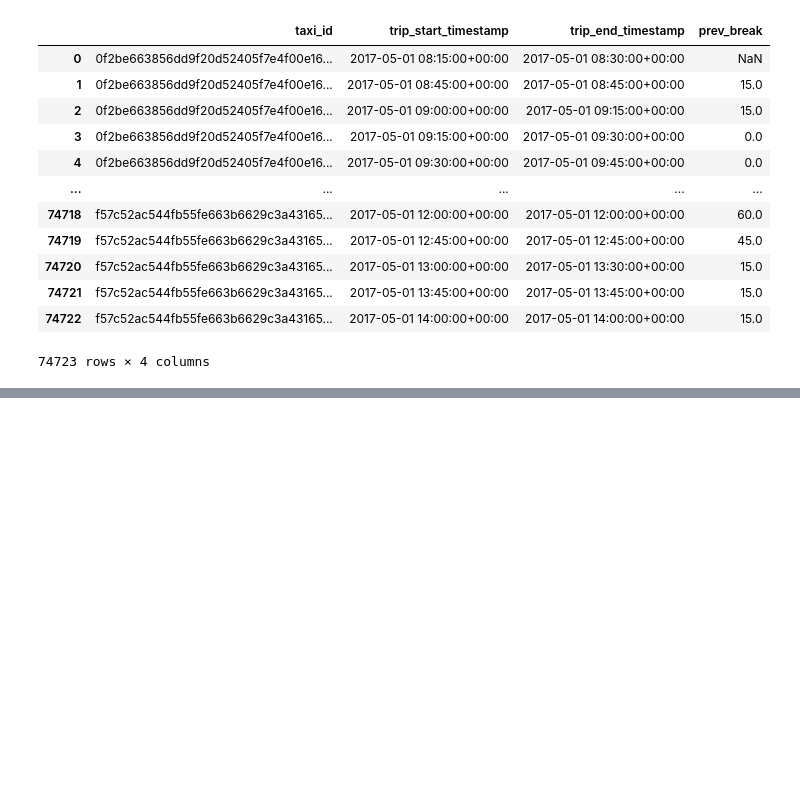
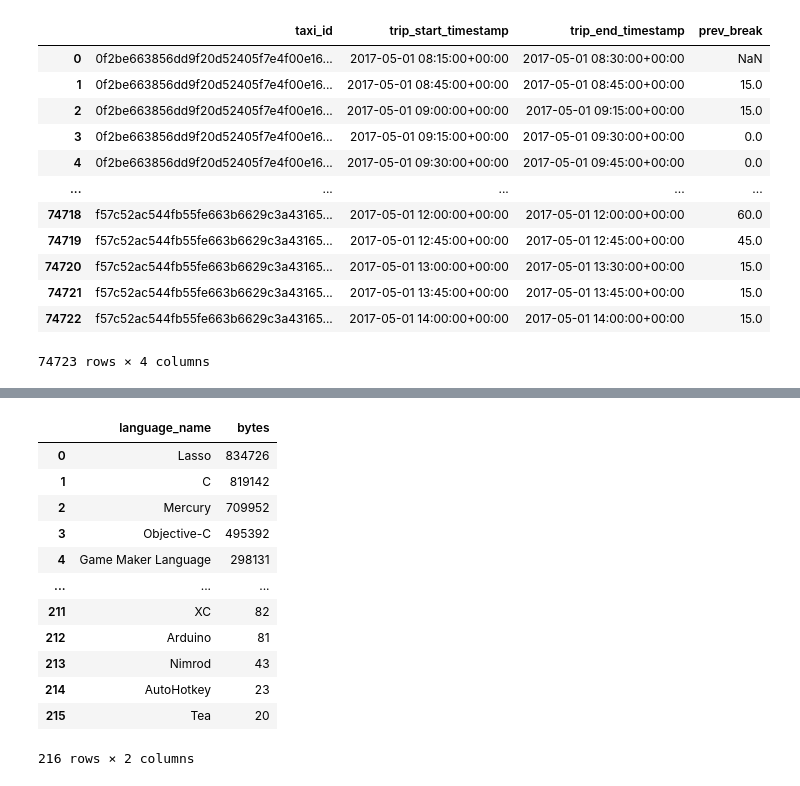
Before and after one commit to sanchez-castro/kaggle-courses, a Jupyter notebook: advanced-sql-kaggle.ipynb, the cells around one changed output, grey strips where cells are left out. Saved outputs shown, nothing was run; the diff lists cells and outputs as text; code cells hidden in the pictures; blank space fills up the shorter version.

```diff
--- a/advanced-sql-kaggle.ipynb
+++ b/advanced-sql-kaggle.ipynb
@@ -521,0 +627,30 @@ WHERE
+# %%
+%%bigquery
+
+SELECT
+  LANGUAGE.name AS language_name,
+  SUM(LANGUAGE.bytes) AS bytes
+FROM
+  `bigquery-public-data.github_repos.languages`,
+  UNNEST(LANGUAGE) AS
+  LANGUAGE
+WHERE
+  repo_name = 'polyrabbit/polyglot'
+GROUP BY
+  LANGUAGE.name
+ORDER BY
+  bytes DESC
+# %% [output]
+|  | language_name | bytes |
+| 0 | Lasso | 834726 |
+| 1 | C | 819142 |
+| 2 | Mercury | 709952 |
+| 3 | Objective-C | 495392 |
+| 4 | Game Maker Language | 298131 |
+| ... | ... | ... |
+| 211 | XC | 82 |
+| 212 | Arduino | 81 |
+| 213 | Nimrod | 43 |
+| 214 | AutoHotkey | 23 |
+| 215 | Tea | 20 |
+216 rows × 2 columns
```
Also changed, not shown: parts of 8 cells of this notebook.
